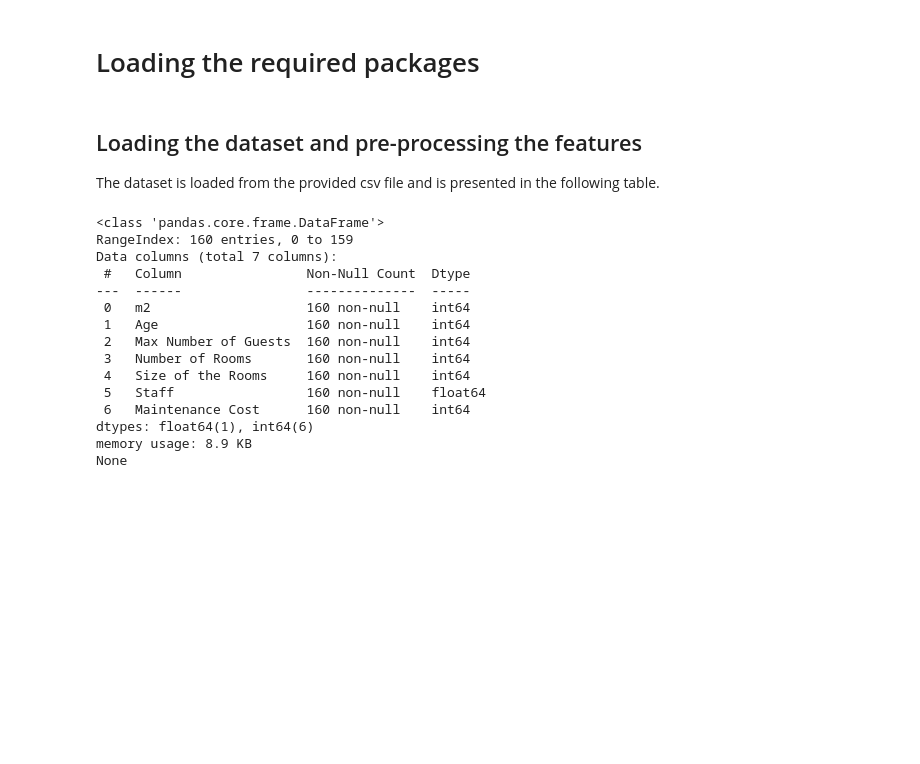
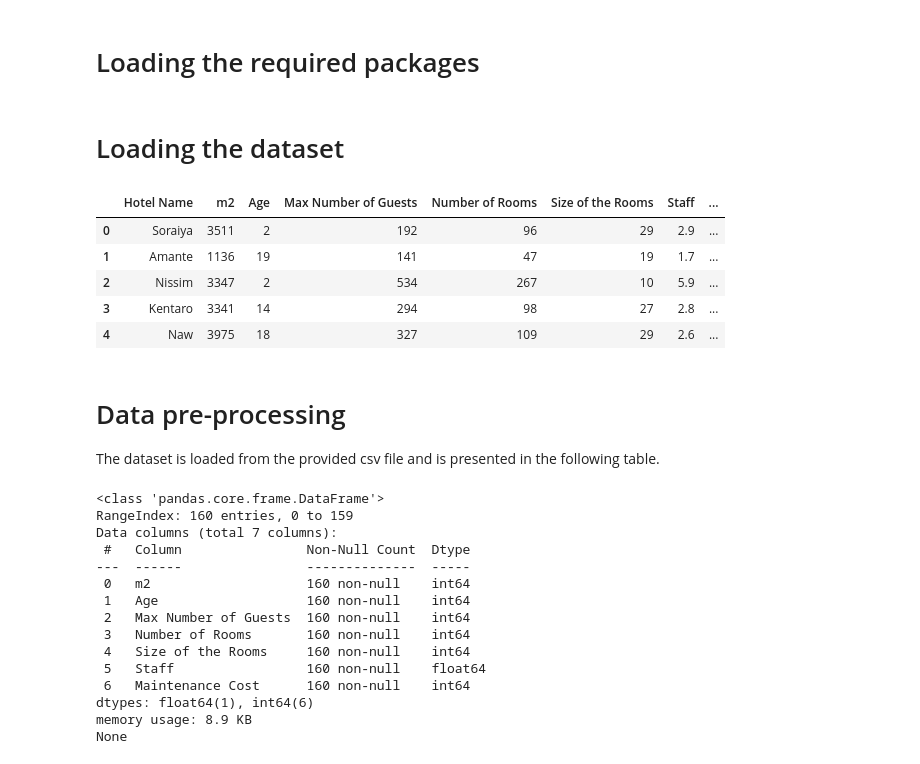
Before and after one commit to bab-git/data-science-and-ml-mini-projects, a Jupyter notebook: tasks/Hotel_Staff_Size_Estimation_via_Regression/hotel_staff_estimate.ipynb, the cells around one changed output. Drawn from its saved outputs; the diff is of its cells as text; code cells hidden in the pictures; blank space fills up the shorter version.

Commit message:
hotel staff: markdown updates

```diff
--- a/tasks/Hotel_Staff_Size_Estimation_via_Regression/hotel_staff_estimate.ipynb
+++ b/tasks/Hotel_Staff_Size_Estimation_via_Regression/hotel_staff_estimate.ipynb
@@ -61,7 +61,20 @@ from sklearn.exceptions import ConvergenceWarning
 
 warnings.filterwarnings("ignore", category=RuntimeWarning)
 warnings.filterwarnings("ignore", category=ConvergenceWarning)
+# %% [markdown]
+# Loading the dataset
+# %%
+# Loading the data from the CSV file
+df = pd.read_csv('data/hotes_info.csv')
+df.head()
+# %% [output]
+|  | Hotel Name | m2 | Age | Max Number of Guests | Number of Rooms | Size of the Rooms | Staff | ... |
+| 0 | Soraiya | 3511 | 2 | 192 | 96 | 29 | 2.9 | ... |
+| 1 | Amante | 1136 | 19 | 141 | 47 | 19 | 1.7 | ... |
+| 2 | Nissim | 3347 | 2 | 534 | 267 | 10 | 5.9 | ... |
+| 3 | Kentaro | 3341 | 14 | 294 | 98 | 27 | 2.8 | ... |
+| 4 | Naw | 3975 | 18 | 327 | 109 | 29 | 2.6 | ... |
 # %% [markdown]
-## Loading the dataset and pre-processing the features
+# Data pre-processing
 The dataset is loaded from the provided csv file and is presented in the following table.
 # %%
```
Also changed, not shown: parts of 10 cells of this notebook.
